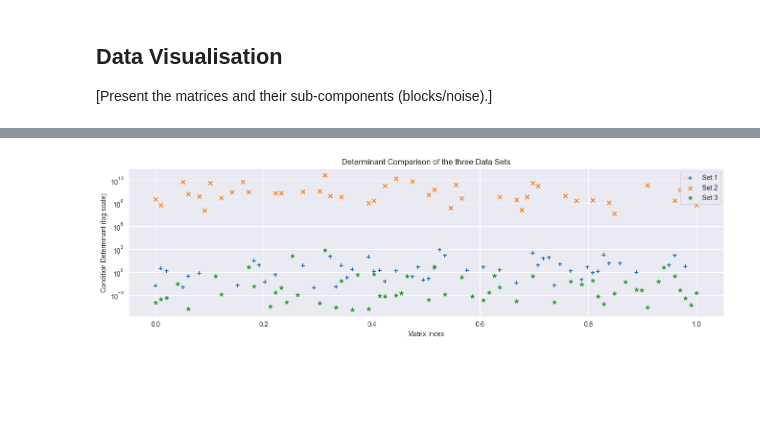
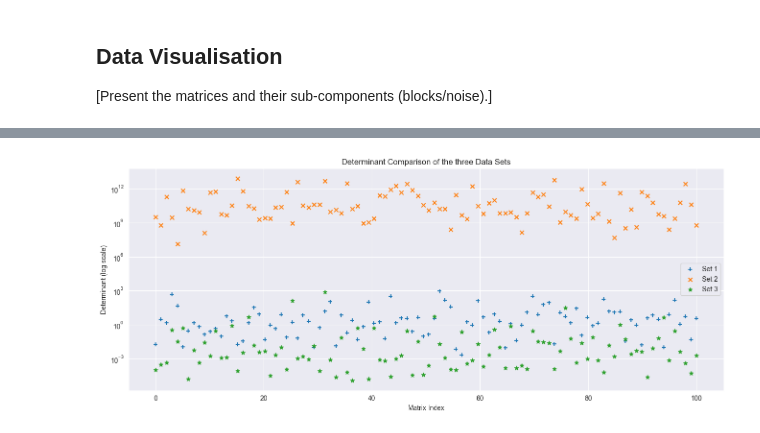
Before and after one commit to 24io/opencampus-ai-project, a Jupyter notebook: 1_DatasetCharacteristics/exploratory_data_analysis.ipynb, the cells around one changed output, grey strips where cells are left out. Drawn from its saved outputs; the diff is of its cells as text; code cells hidden in the pictures; blank space fills up the shorter version.

Commit message:
extend exploratory_data_analysis.ipynb

```diff
--- a/1_DatasetCharacteristics/exploratory_data_analysis.ipynb
+++ b/1_DatasetCharacteristics/exploratory_data_analysis.ipynb
@@ -162,26 +126,23 @@ plt.show()
 # %%
-# Plot the histogram of the block sizes for the three sets
-fig_det_scatter = plt.figure(2, figsize=(16, 4))
-x_vals = np.linspace(0, 1, num=NUMBER_OF_MATRICES)
+# Plot the determinants spread of the matrices for the three sets
+fig_det_scatter = plt.figure(2, figsize=(16, 6))
+x_vals = np.linspace(0, 100, num=NUMBER_OF_MATRICES)
 
 # data for set1
-set1_determinants = [matrix_data_set1.metadata[i].det for i in range(matrix_data_set1.len)]
+set1_determinants = [abs(matrix_data_set1.metadata[i].det) for i in range(matrix_data_set1.len)]
 plt.scatter(x_vals, set1_determinants, label="Set 1", marker='+')
+# data for set2
+set2_determinants = [abs(matrix_data_set2.metadata[i].det) for i in range(matrix_data_set2.len)]
+plt.scatter(x_vals, set2_determinants, label="Set 2", marker='x')
+# data for set3
+set3_determinants = [abs(matrix_data_set3.metadata[i].det) for i in range(matrix_data_set3.len)]
+plt.scatter(x_vals, set3_determinants, label="Set 3", marker='*')
 
-# data for set2
-set1_determinants = [matrix_data_set2.metadata[i].det for i in range(matrix_data_set2.len)]
-plt.scatter(x_vals, set1_determinants, label="Set 2", marker='x')
-
-# data for set3
-set1_determinants = [matrix_data_set3.metadata[i].det for i in range(matrix_data_set3.len)]
-plt.scatter(x_vals, set1_determinants, label="Set 3", marker='*')
-
-plt.legend(loc='upper right')
 plt.xlabel('Matrix Index')
-plt.ylabel('Condition Determinant (log scale)')
+plt.ylabel('Determinant (log scale)')
 plt.gca().set_yscale('log')
 plt.title('Determinant Comparison of the three Data Sets')
-
+plt.legend(loc='right')
 plt.show()
 # %% [output]
-[figure, old version]
+[figure, new version]
```
Also changed, not shown: parts of 15 cells of this notebook.
